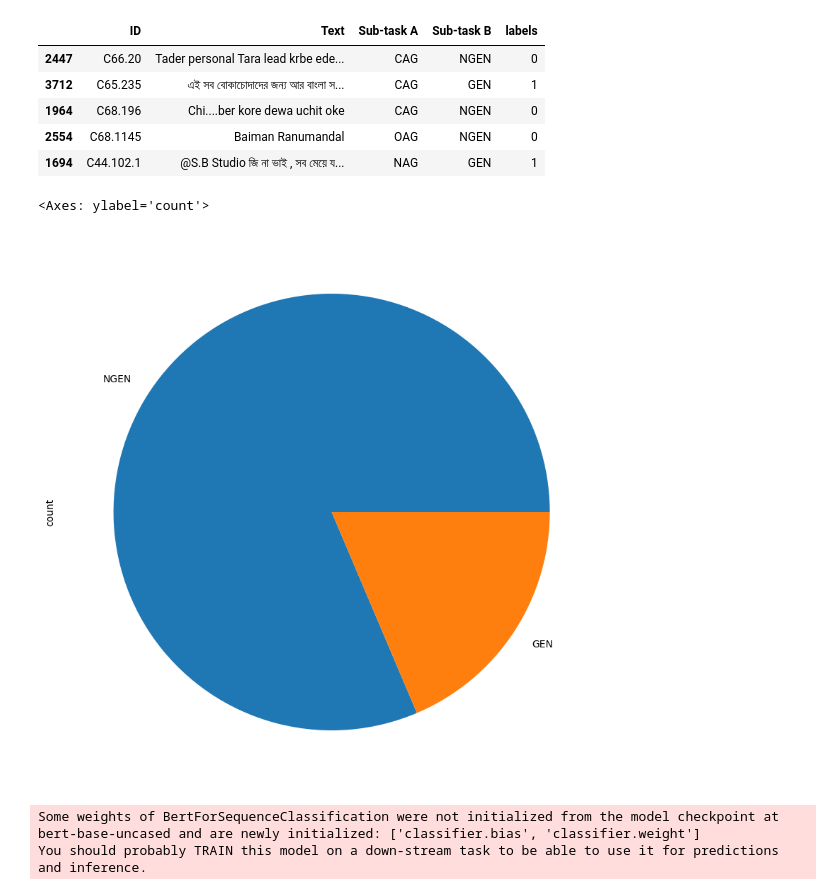
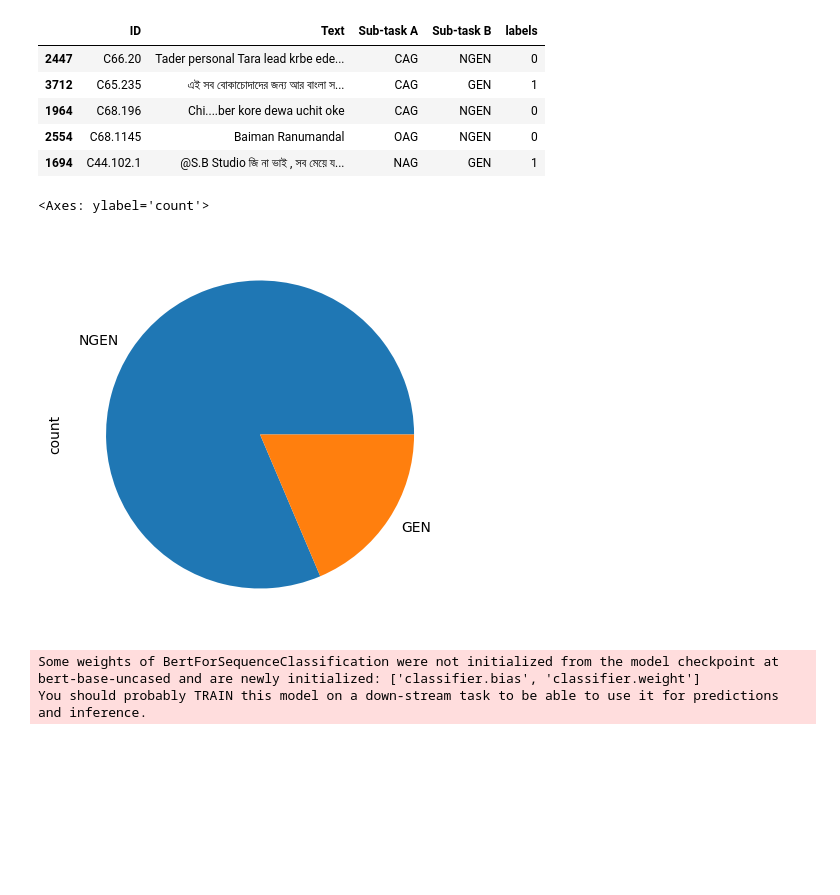
Before and after one commit to ShafakatArnob/Bengali-Misogyny-Identification-Deep-Learning-LIME, a Jupyter notebook: iben-bert-base/iben-bert-base-uncased.ipynb, the cells around one changed output. Drawn from its saved outputs; the diff is of its cells as text; code cells hidden in the pictures; blank space fills up the shorter version.

```diff
--- a/iben-bert-base/iben-bert-base-uncased.ipynb
+++ b/iben-bert-base/iben-bert-base-uncased.ipynb
@@ -85,10 +85,10 @@ df_org.head()
 | 2554 | C68.1145 | Baiman Ranumandal | OAG | NGEN | 0 |
 | 1694 | C44.102.1 | @S.B Studio জি না ভাই , সব মেয়ে য... | NAG | GEN | 1 |
 # %%
-df_org['Sub-task B'].value_counts().plot(kind='pie', figsize=(10,10))
+df_org['Sub-task B'].value_counts().plot(kind='pie', figsize=(5,5))
 # %% [output]
 <Axes: ylabel='count'>
-[figure, old version]
+[figure, new version]
 # %%
 tokenizer = BertTokenizerFast.from_pretrained("bert-base-uncased", max_length=512)
 # %%
```
Also changed, not shown: 11 other files.
